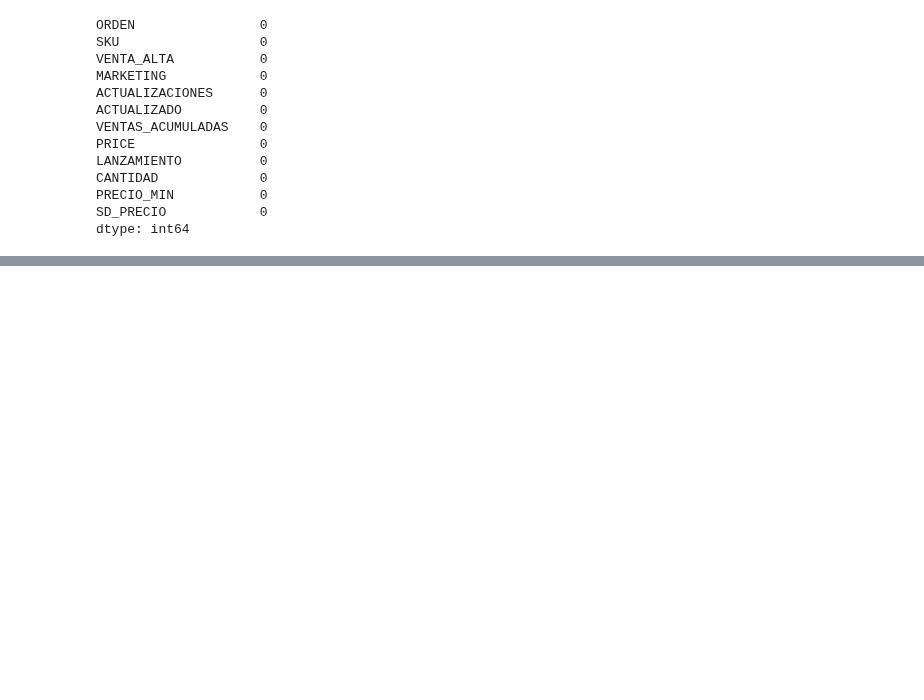
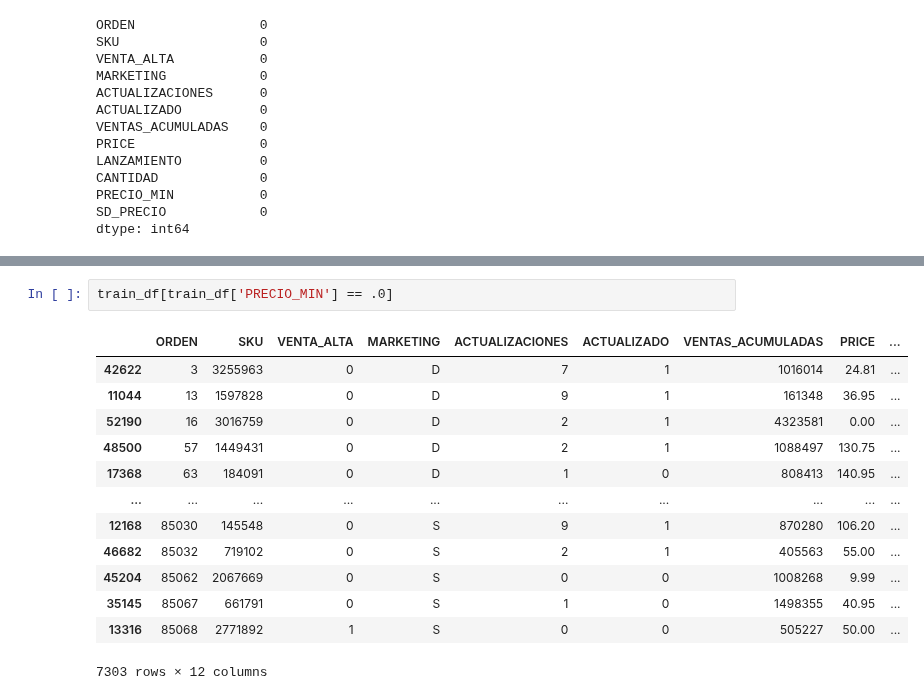
Before and after one commit to jonmunm/nbs, a Jupyter notebook: Otros/Tarea Profe Nico/EDA.ipynb, the cells around one changed output, grey strips where cells are left out. Saved outputs shown, nothing was run; the diff lists cells and outputs as text; blank space fills up the shorter version.

```diff
--- a/Otros/Tarea Profe Nico/EDA.ipynb
+++ b/Otros/Tarea Profe Nico/EDA.ipynb
@@ -95,0 +130,16 @@ B.shape
+# %%
+train_df[train_df['PRECIO_MIN'] == .0]
+# %% [output]
+|  | ORDEN | SKU | VENTA_ALTA | MARKETING | ACTUALIZACIONES | ACTUALIZADO | VENTAS_ACUMULADAS | PRICE | ... |
+| 42622 | 3 | 3255963 | 0 | D | 7 | 1 | 1016014 | 24.81 | ... |
+| 11044 | 13 | 1597828 | 0 | D | 9 | 1 | 161348 | 36.95 | ... |
+| 52190 | 16 | 3016759 | 0 | D | 2 | 1 | 4323581 | 0.00 | ... |
+| 48500 | 57 | 1449431 | 0 | D | 2 | 1 | 1088497 | 130.75 | ... |
+| 17368 | 63 | 184091 | 0 | D | 1 | 0 | 808413 | 140.95 | ... |
+| ... | ... | ... | ... | ... | ... | ... | ... | ... | ... |
+| 12168 | 85030 | 145548 | 0 | S | 9 | 1 | 870280 | 106.20 | ... |
+| 46682 | 85032 | 719102 | 0 | S | 2 | 1 | 405563 | 55.00 | ... |
+| 45204 | 85062 | 2067669 | 0 | S | 0 | 0 | 1008268 | 9.99 | ... |
+| 35145 | 85067 | 661791 | 0 | S | 1 | 0 | 1498355 | 40.95 | ... |
+| 13316 | 85068 | 2771892 | 1 | S | 0 | 0 | 505227 | 50.00 | ... |
+7303 rows × 12 columns
```
Also changed, not shown: parts of 17 cells of this notebook, 12 other files.
